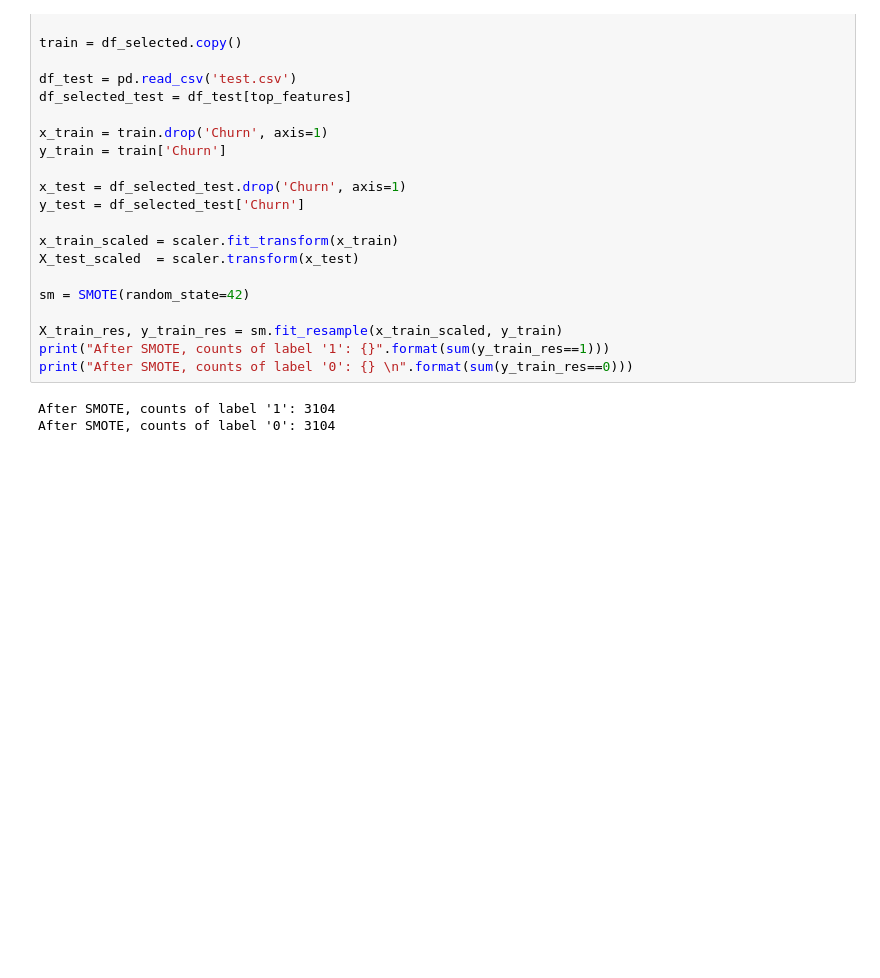
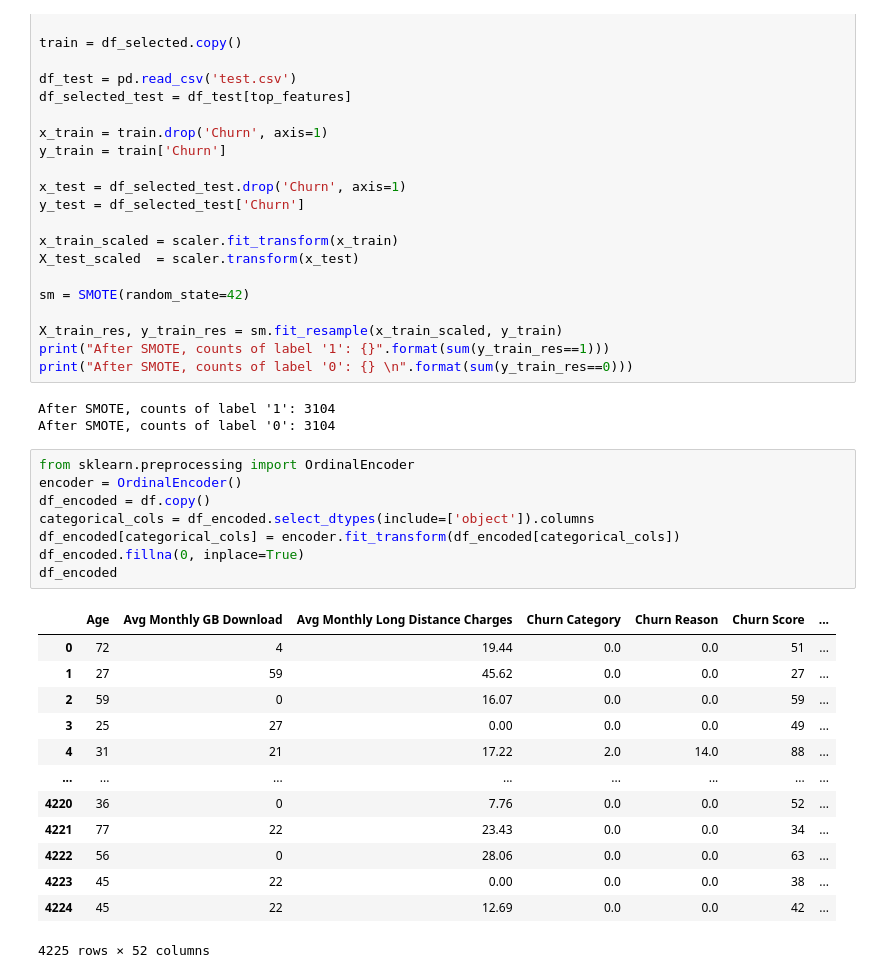
Before and after one commit to Mouaz-Ahmed-Alazazy/telco-customer-churn-project, a Jupyter notebook: Preprocess_blocks.ipynb, the cells around one changed output. Saved outputs shown, nothing was run; the diff lists cells and outputs as text; blank space fills up the shorter version.

```diff
--- a/Preprocess_blocks.ipynb
+++ b/Preprocess_blocks.ipynb
@@ -74,3 +68,25 @@ print("After SMOTE, counts of label '0': {} \n".format(sum(y_train_res==0)))
 # %% [output]
 After SMOTE, counts of label '1': 3104
 After SMOTE, counts of label '0': 3104
+# %%
+from sklearn.preprocessing import OrdinalEncoder
+encoder = OrdinalEncoder()
+df_encoded = df.copy()
+categorical_cols = df_encoded.select_dtypes(include=['object']).columns
+df_encoded[categorical_cols] = encoder.fit_transform(df_encoded[categorical_cols])
+df_encoded.fillna(0, inplace=True)
+df_encoded
+# %% [output]
+|  | Age | Avg Monthly GB Download | Avg Monthly Long Distance Charges | Churn Category | Churn Reason | Churn Score | ... |
+| 0 | 72 | 4 | 19.44 | 0.0 | 0.0 | 51 | ... |
+| 1 | 27 | 59 | 45.62 | 0.0 | 0.0 | 27 | ... |
+| 2 | 59 | 0 | 16.07 | 0.0 | 0.0 | 59 | ... |
+| 3 | 25 | 27 | 0.00 | 0.0 | 0.0 | 49 | ... |
+| 4 | 31 | 21 | 17.22 | 2.0 | 14.0 | 88 | ... |
+| ... | ... | ... | ... | ... | ... | ... | ... |
+| 4220 | 36 | 0 | 7.76 | 0.0 | 0.0 | 52 | ... |
+| 4221 | 77 | 22 | 23.43 | 0.0 | 0.0 | 34 | ... |
+| 4222 | 56 | 0 | 28.06 | 0.0 | 0.0 | 63 | ... |
+| 4223 | 45 | 22 | 0.00 | 0.0 | 0.0 | 38 | ... |
+| 4224 | 45 | 22 | 12.69 | 0.0 | 0.0 | 42 | ... |
+4225 rows × 52 columns
```
Also changed, not shown: parts of 5 cells of this notebook.
